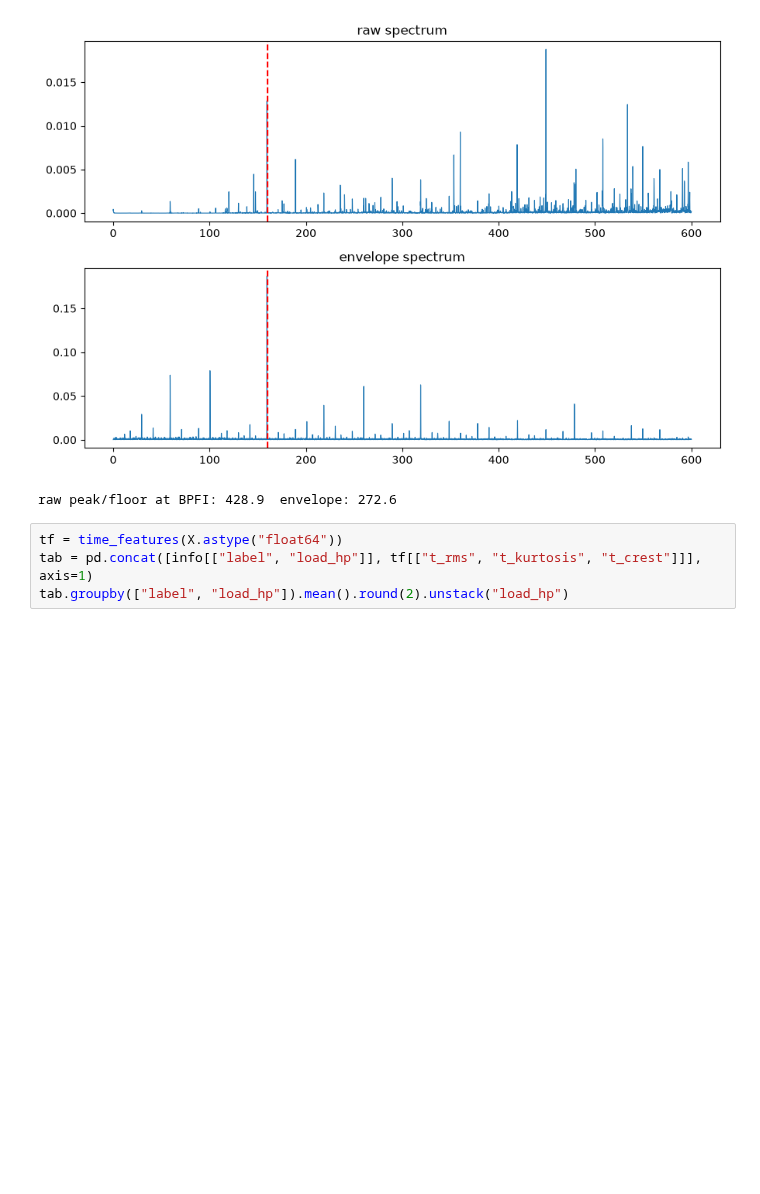
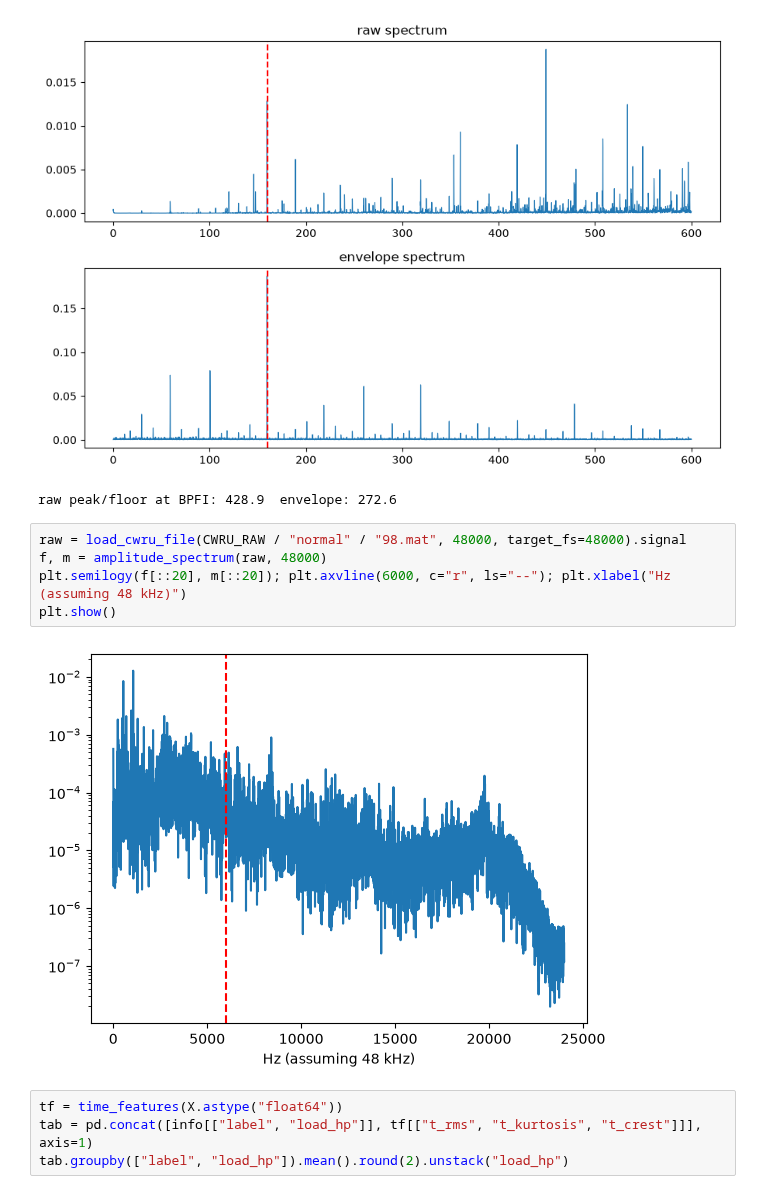
Before and after one commit to khushi051102/MTP-project, a Jupyter notebook: notebooks/02_phase1_signal_analysis.ipynb, the cells around one changed output. Cells and saved outputs as stored; diff of their text form; blank space fills up the shorter version.

```diff
--- a/notebooks/02_phase1_signal_analysis.ipynb
+++ b/notebooks/02_phase1_signal_analysis.ipynb
@@ -51,6 +67,13 @@ print("raw peak/floor at BPFI:", round(peak_to_floor(fr, mr, f0), 1),
 # %% [output]
 [figure]
 raw peak/floor at BPFI: 428.9  envelope: 272.6
+# %%
+raw = load_cwru_file(CWRU_RAW / "normal" / "98.mat", 48000, target_fs=48000).signal
+f, m = amplitude_spectrum(raw, 48000)
+plt.semilogy(f[::20], m[::20]); plt.axvline(6000, c="r", ls="--"); plt.xlabel("Hz (assuming 48 kHz)")
+plt.show()
+# %% [output]
+[figure, added]
 # %%
 tf = time_features(X.astype("float64"))
 tab = pd.concat([info[["label", "load_hp"]], tf[["t_rms", "t_kurtosis", "t_crest"]]], axis=1)
```
Also changed, not shown: parts of 23 cells of this notebook, 10 other files.
